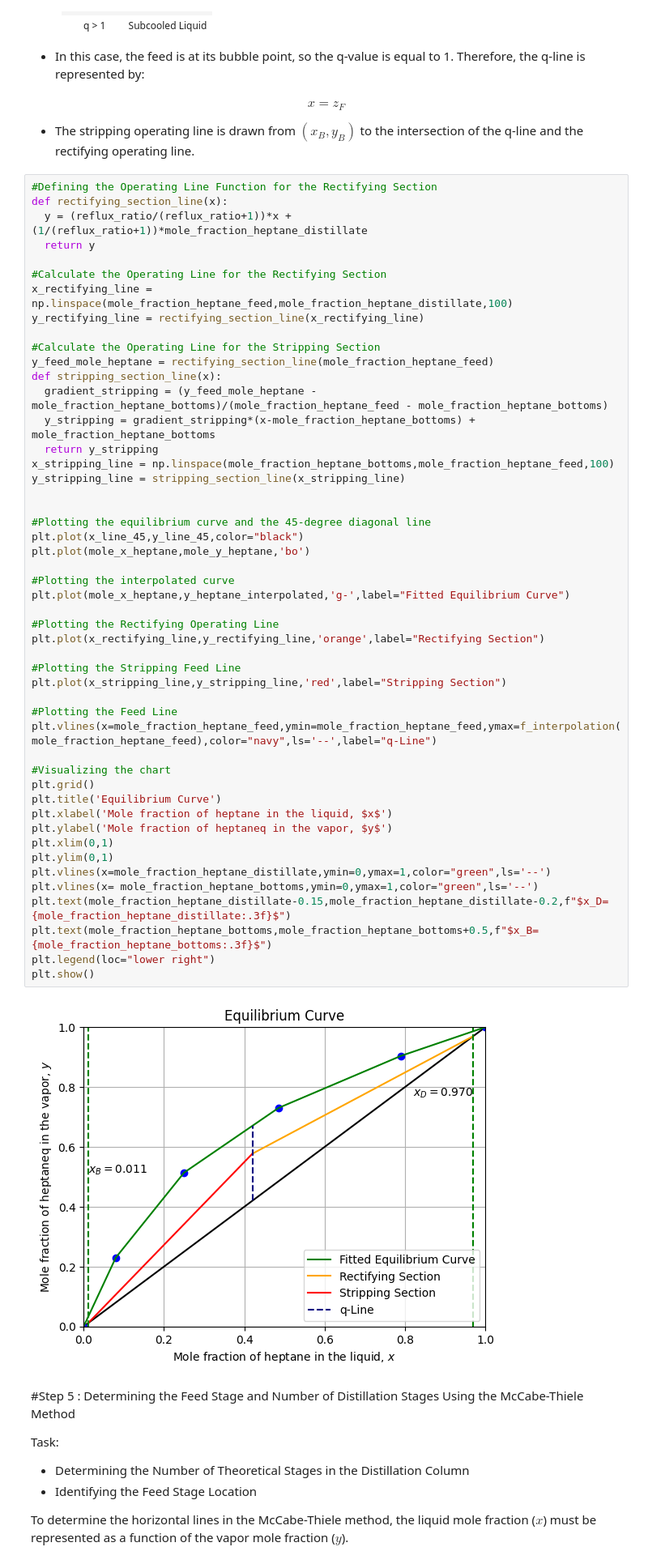
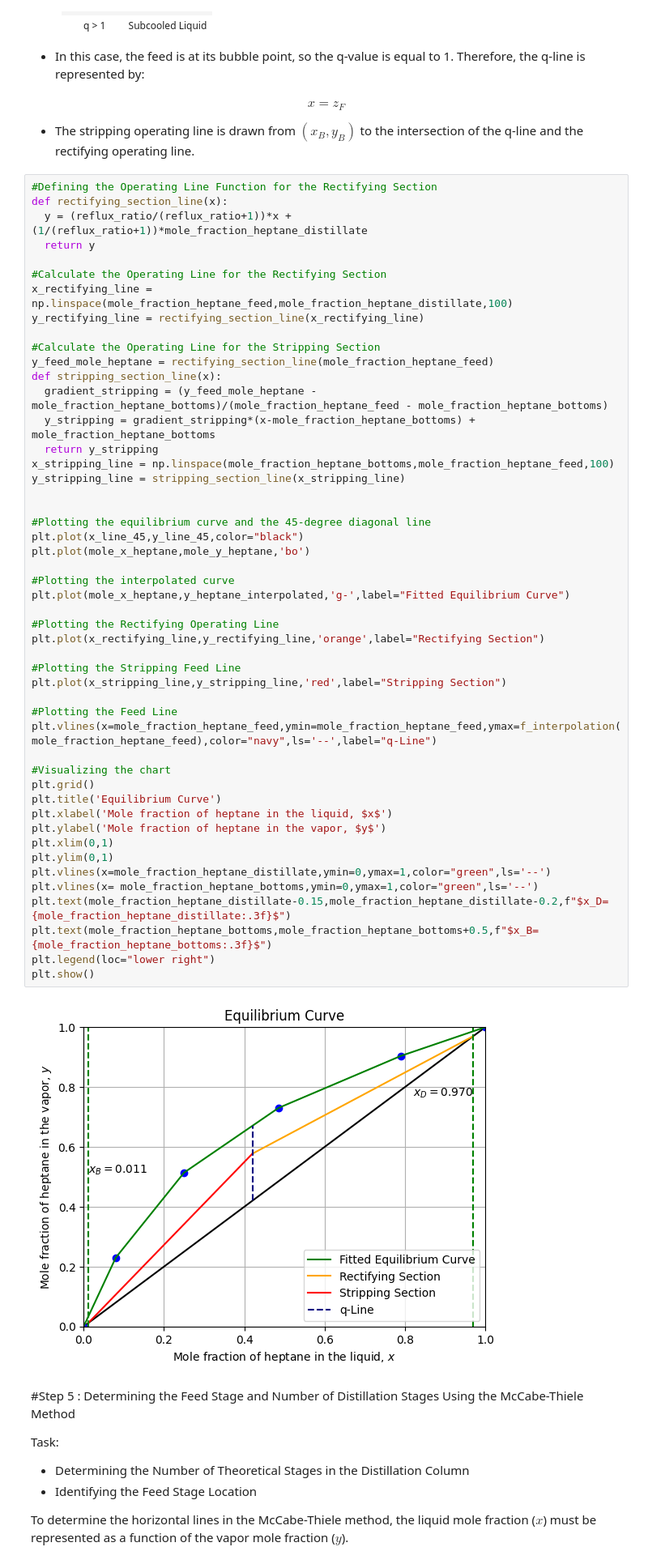
Before and after one commit to iamyosephch/chemical-engineering, a Jupyter notebook: Binary_Distillation.ipynb, the cells around one changed output. Shown at 81% size. Cells and saved outputs as stored; diff of their text form.

```diff
--- a/Binary_Distillation.ipynb
+++ b/Binary_Distillation.ipynb
@@ -351,35 +351,35 @@ y_stripping_line = stripping_section_line(x_stripping_line)
 
 #Plotting the equilibrium curve and the 45-degree diagonal line
 plt.plot(x_line_45,y_line_45,color="black")
 plt.plot(mole_x_heptane,mole_y_heptane,'bo')
 
 #Plotting the interpolated curve
 plt.plot(mole_x_heptane,y_heptane_interpolated,'g-',label="Fitted Equilibrium Curve")
 
 #Plotting the Rectifying Operating Line
 plt.plot(x_rectifying_line,y_rectifying_line,'orange',label="Rectifying Section")
 
 #Plotting the Stripping Feed Line
 plt.plot(x_stripping_line,y_stripping_line,'red',label="Stripping Section")
 
 #Plotting the Feed Line
 plt.vlines(x=mole_fraction_heptane_feed,ymin=mole_fraction_heptane_feed,ymax=f_interpolation(mole_fraction_heptane_feed),color="navy",ls='--',label="q-Line")
 
 #Visualizing the chart
 plt.grid()
 plt.title('Equilibrium Curve')
 plt.xlabel('Mole fraction of heptane in the liquid, $x$')
-plt.ylabel('Mole fraction of heptaneq in the vapor, $y$')
+plt.ylabel('Mole fraction of heptane in the vapor, $y$')
 plt.xlim(0,1)
 plt.ylim(0,1)
 plt.vlines(x=mole_fraction_heptane_distillate,ymin=0,ymax=1,color="green",ls='--')
 plt.vlines(x= mole_fraction_heptane_bottoms,ymin=0,ymax=1,color="green",ls='--')
 plt.text(mole_fraction_heptane_distillate-0.15,mole_fraction_heptane_distillate-0.2,f"$x_D={mole_fraction_heptane_distillate:.3f}$")
 plt.text(mole_fraction_heptane_bottoms,mole_fraction_heptane_bottoms+0.5,f"$x_B={mole_fraction_heptane_bottoms:.3f}$")
 plt.legend(loc="lower right")
 plt.show()
 # %% [output]
-[figure, old version]
+[figure, new version]
 # %% [markdown]
 #Step 5 : Determining the Feed Stage and Number of Distillation Stages Using the McCabe-Thiele Method
 
```
Also changed, not shown: parts of 3 cells of this notebook.
